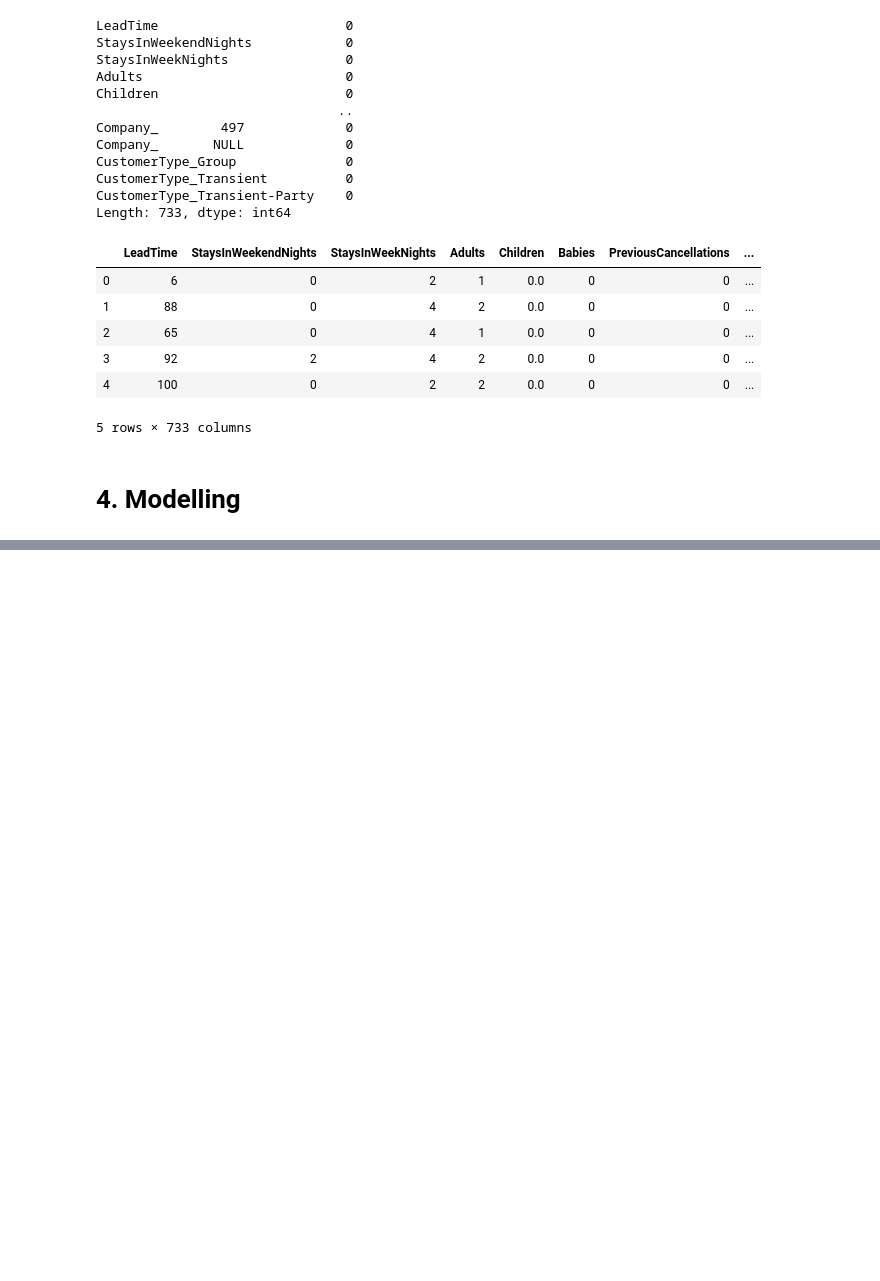
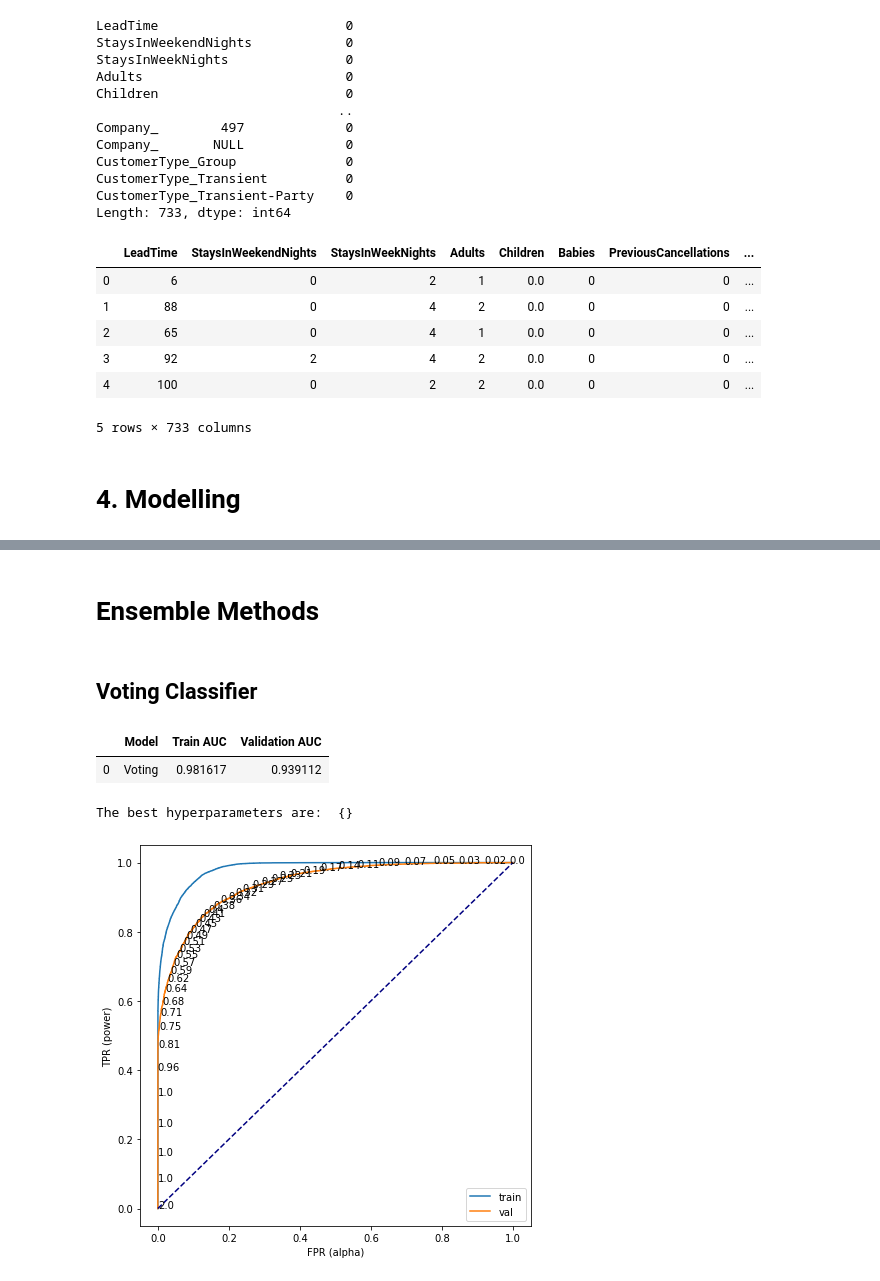
Before and after one commit to ravimalde/hotel_cancellation_analysis, a Jupyter notebook: RM_index_3.ipynb, the cells around one changed output, grey strips where cells are left out. Saved outputs shown, nothing was run; the diff lists cells and outputs as text; code cells hidden in the pictures; blank space fills up the shorter version.

Commit message:
creating ensemble method class

```diff
--- a/RM_index_3.ipynb
+++ b/RM_index_3.ipynb
@@ -134,2 +136,4 @@ X_s = scaler.fit_transform(X[num_features])
+# %%
+X_s.columns = num_features
 # %%
-x_s = pd.concat([X_s, X[cat_features]], axis=1)
+X_s = pd.concat([X_s, X_2], axis=1)
@@ -138,8 +152,8 @@ KeyError: "None of [Index(['ArrivalDateMonth', 'ArrivalDateWeekNumber', 'Arrival
 # %%
-X_train_initial, X_val_final, y_train_initial, y_val_final = train_test_split(X_s,
-                                                                                y,
-                                                                                test_size=0.25,
-                                                                                random_state=50)
+X_train_initial, X_test, y_train_initial, y_test = train_test_split(X_s,
+                                                                    y,
+                                                                    test_size=0.25,
+                                                                    random_state=50)
 # %%
 X_train, X_val, y_train, y_val = train_test_split(X_train_initial,
                                                   y_train_initial,
@@ -171,6 +185,15 @@ class Classification():
         elif self.model == "SVM":
             self.instantiate = SVC(probability=True,
                                    random_state=50)
+        elif self.model == "Voting":
+            self.instantiate = VotingClassifier(estimators=[('lr', LogisticRegression(C=1, solver='liblinear')),
+                                                            ('rf', RandomForestClassifier(n_estimators=20,
+                                                                                             n_jobs=-1,
+                                                                                             random_state=42,
+                                                                                             max_depth=42,
+                                                                                             min_samples_leaf=1))],
+                                                            voting='soft')
+
 # SCORE FUNCTION -------------------------------------------------------------
 
     def scores(self, model, X_train, X_val, y_train, y_val):
@@ -392,0 +443,13 @@ random_forest.opt_plots()
+# %% [markdown]
+# Ensemble Methods
+# %% [markdown]
+## Voting Classifier
+# %%
+voting = Classification('Voting', X_train, X_val, y_train, y_val)
+param_grid = {}
+voting.get_scores(param_grid, skf)
+# %% [output]
+|  | Model | Train AUC | Validation AUC |
+| 0 | Voting | 0.981617 | 0.939112 |
+The best hyperparameters are:  {}
+[figure, added]
```
Also changed, not shown: parts of 39 cells of this notebook, 2 other files.
